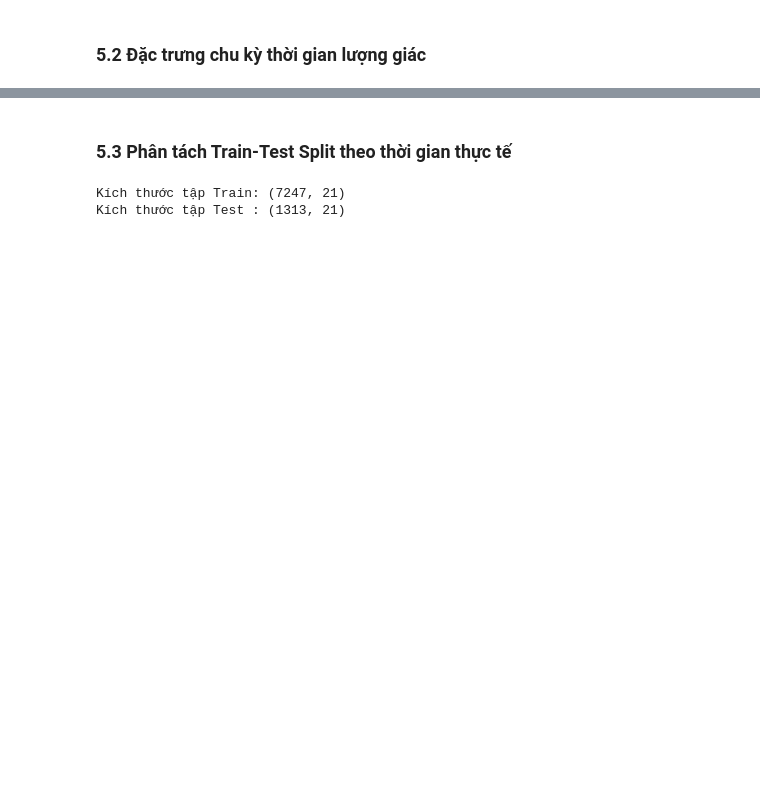
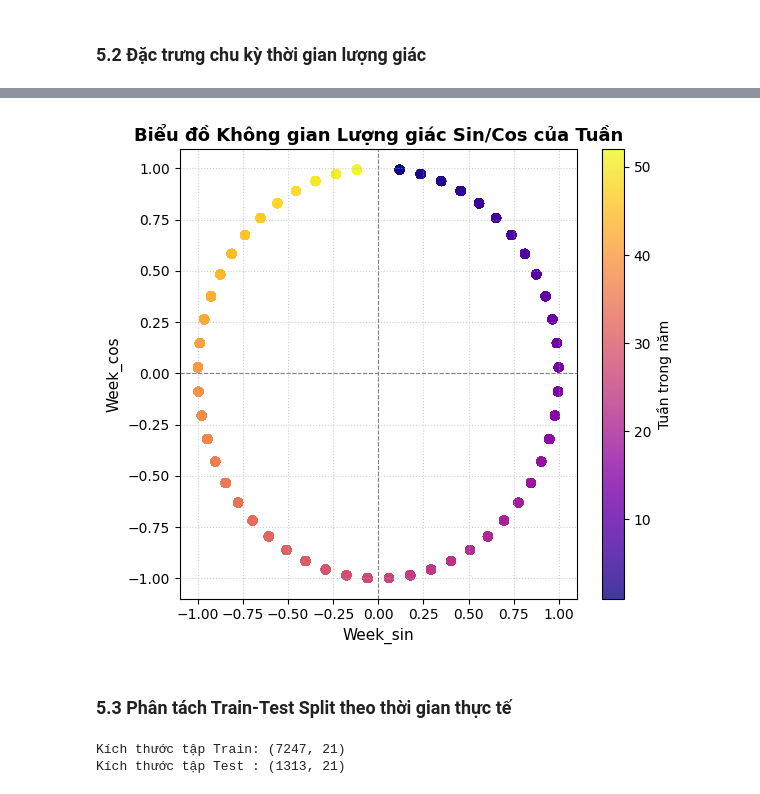
Before and after one commit to itsanhkhoi12/UTH-MACHINE-LEARNING-ASSIGNMENTS-GR02, a Jupyter notebook: practice_2/complete_solution/complete_solution_vi/05_feature_engineering.ipynb, the cells around one changed output, grey strips where cells are left out. Saved outputs shown, nothing was run; the diff lists cells and outputs as text; code cells hidden in the pictures; blank space fills up the shorter version.

```diff
--- a/practice_2/complete_solution/complete_solution_vi/05_feature_engineering.ipynb
+++ b/practice_2/complete_solution/complete_solution_vi/05_feature_engineering.ipynb
@@ -67,3 +109,18 @@ Tạo xong các đặc trưng lượng giác!
+# %%
+# Trực quan hóa đặc trưng lượng giác (Week_sin vs Week_cos) tạo thành chu kỳ vòng tròn
+plt.figure(figsize=(6, 5.5))
+scatter = plt.scatter(df_clean['Week_sin'], df_clean['Week_cos'], c=df_clean['invoice_date'].dt.isocalendar().week, cmap='plasma', alpha=0.8)
+plt.colorbar(scatter, label='Tuần trong năm')
+plt.title('Biểu đồ Không gian Lượng giác Sin/Cos của Tuần', fontsize=13, fontweight='bold')
+plt.xlabel('Week_sin', fontsize=11)
+plt.ylabel('Week_cos', fontsize=11)
+plt.axhline(0, color='grey', linestyle='--', linewidth=0.8)
+plt.axvline(0, color='grey', linestyle='--', linewidth=0.8)
+plt.grid(True, linestyle=':', alpha=0.6)
+plt.tight_layout()
+plt.show()
+# %% [output]
+[figure, added]
 # %% [markdown]
 ### 5.3 Phân tách Train-Test Split theo thời gian thực tế
 # %%
```
Also changed, not shown: parts of 6 cells of this notebook, 2 other files.
